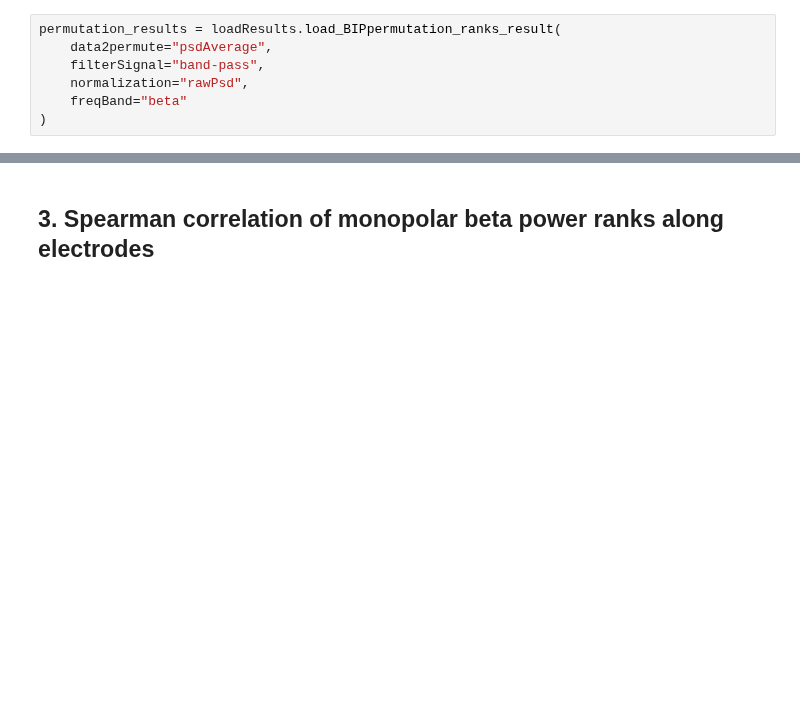
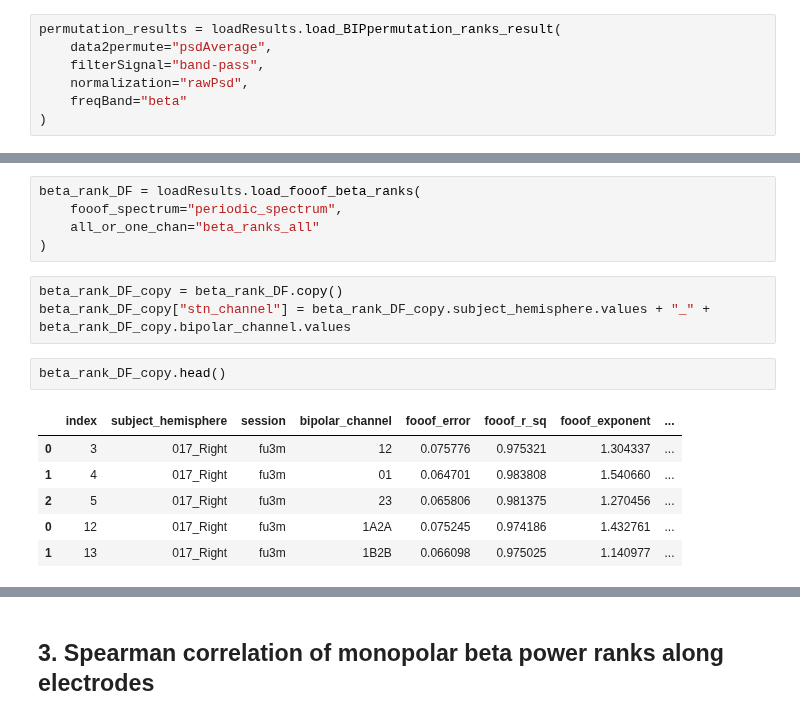
Before and after one commit to JKBehnke/BetaSenSightLongterm, a Jupyter notebook: notebooks/bssu_spatial_distribution.ipynb, the cells around one changed output, grey strips where cells are left out. Saved outputs shown, nothing was run; the diff lists cells and outputs as text; blank space fills up the shorter version.

Commit message:
permutation of ranks fooof spectra

```diff
--- a/notebooks/bssu_spatial_distribution.ipynb
+++ b/notebooks/bssu_spatial_distribution.ipynb
@@ -495,0 +509,17 @@ permutation_results
+# %%
+beta_rank_DF = loadResults.load_fooof_beta_ranks(
+    fooof_spectrum="periodic_spectrum",
+    all_or_one_chan="beta_ranks_all"
+)
+# %%
+beta_rank_DF_copy = beta_rank_DF.copy()
+beta_rank_DF_copy["stn_channel"] = beta_rank_DF_copy.subject_hemisphere.values + "_" + beta_rank_DF_copy.bipolar_channel.values
+# %%
+beta_rank_DF_copy.head()
+# %% [output]
+|  | index | subject_hemisphere | session | bipolar_channel | fooof_error | fooof_r_sq | fooof_exponent | ... |
+| 0 | 3 | 017_Right | fu3m | 12 | 0.075776 | 0.975321 | 1.304337 | ... |
+| 1 | 4 | 017_Right | fu3m | 01 | 0.064701 | 0.983808 | 1.540660 | ... |
+| 2 | 5 | 017_Right | fu3m | 23 | 0.065806 | 0.981375 | 1.270456 | ... |
+| 0 | 12 | 017_Right | fu3m | 1A2A | 0.075245 | 0.974186 | 1.432761 | ... |
+| 1 | 13 | 017_Right | fu3m | 1B2B | 0.066098 | 0.975025 | 1.140977 | ... |
```
Also changed, not shown: parts of 5 cells of this notebook, 2 other files.
